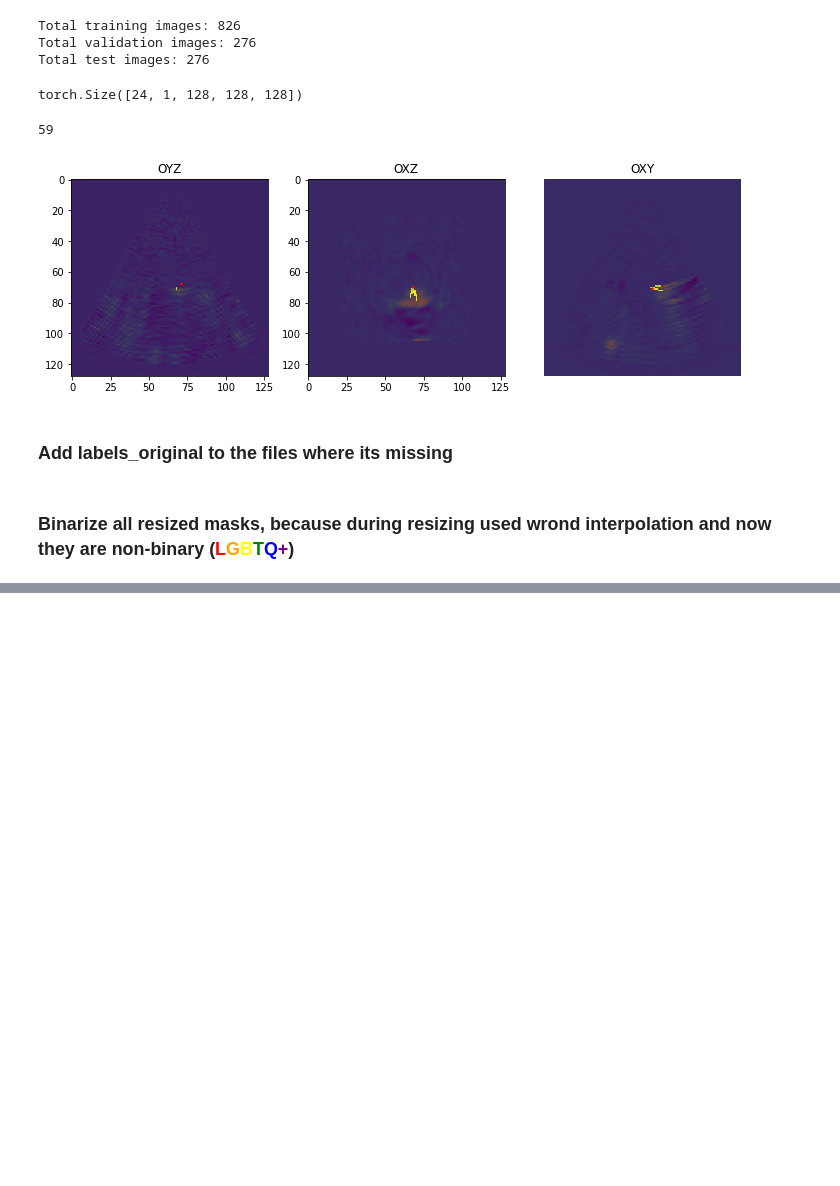
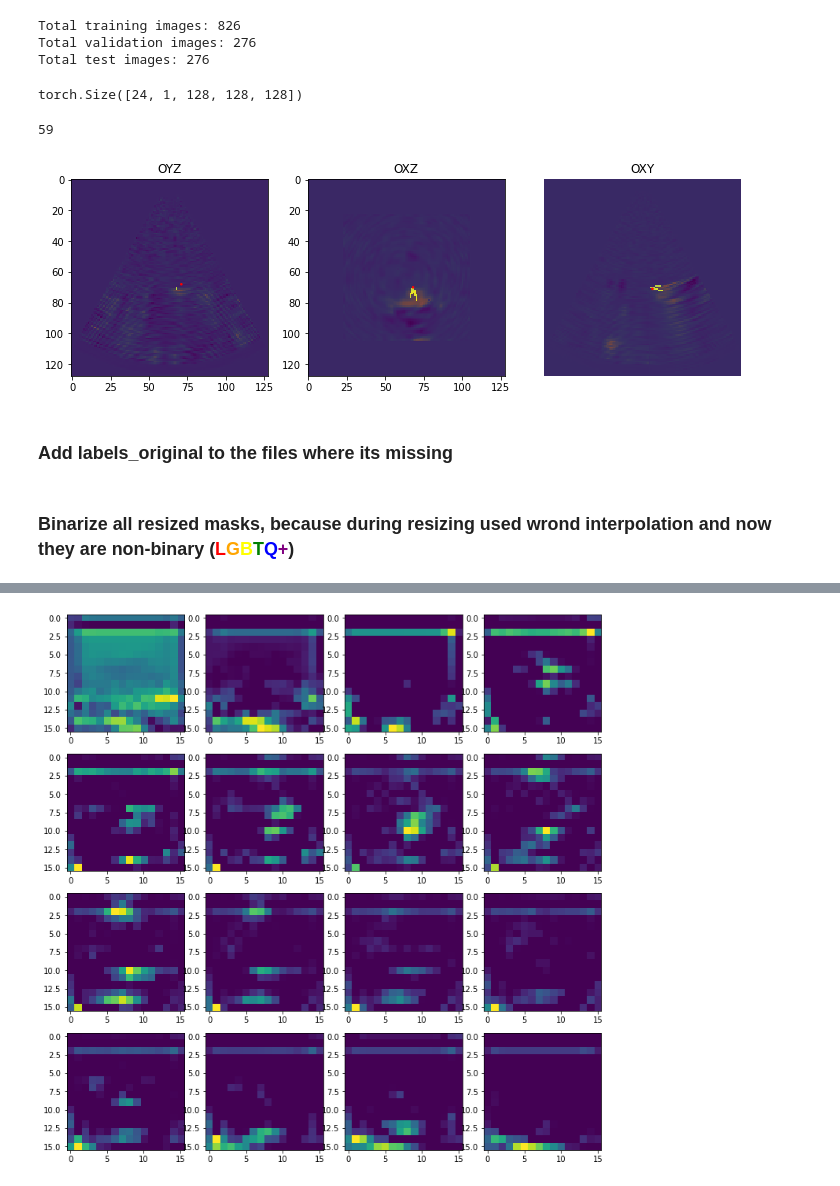
Before and after one commit to ryabovasasha08/US_3D_needle_detection, a Jupyter notebook: drafts.ipynb, the cells around one changed output, grey strips where cells are left out. Saved outputs shown, nothing was run; the diff lists cells and outputs as text; code cells hidden in the pictures; blank space fills up the shorter version.

```diff
--- a/drafts.ipynb
+++ b/drafts.ipynb
@@ -488,0 +811,17 @@ for f in all_files:
+# %%
+from matplotlib import pyplot as plt
+
+# size of fourth layer ouput: (24, 16, 16, 16)
+
+# Create figure and axes
+fig, axs = plt.subplots(4, 4, figsize=(10,10))
+axs = axs.flatten()
+
+# Plot each data element on subplot
+for i, ax in enumerate(axs):
+    ax.imshow(fourth_downconv_output[0, 5, i])
+
+fig.tight_layout()
+plt.show()
+# %% [output]
+[figure, added]
```
Also changed, not shown: parts of 24 cells of this notebook.
